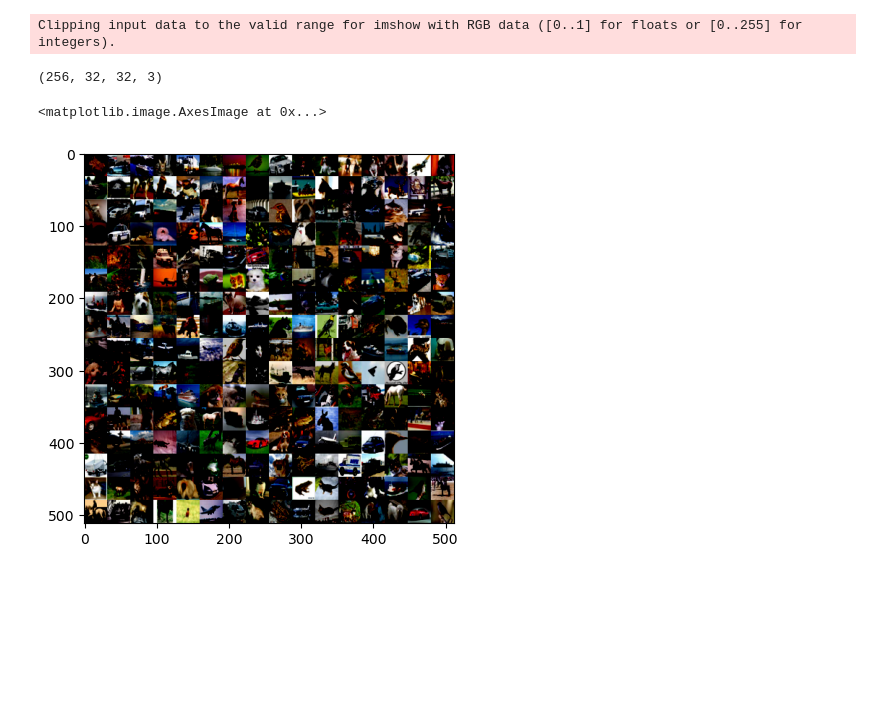
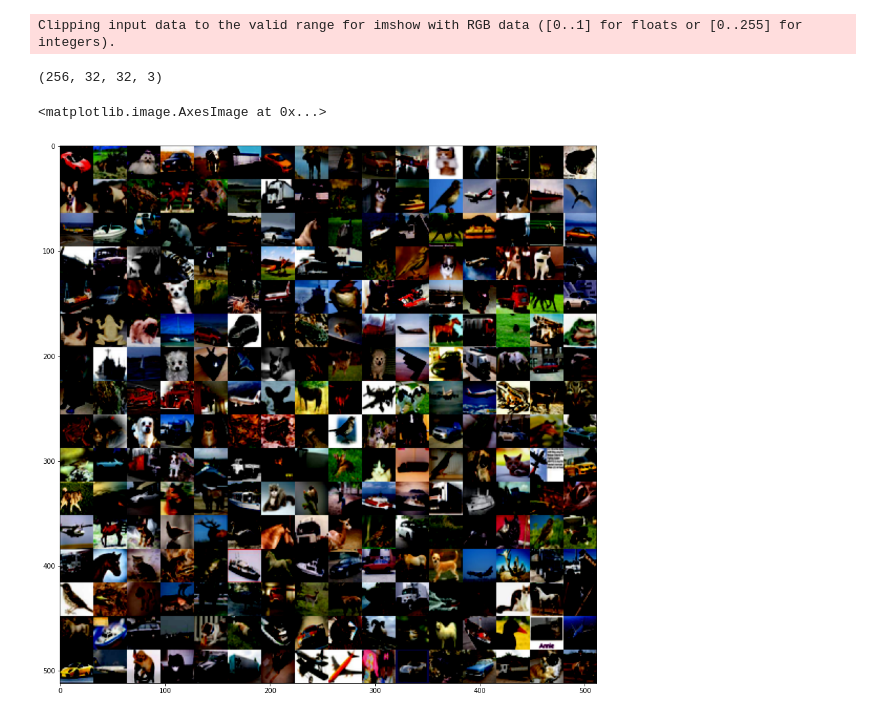
Before and after one commit to vedantnilabh/GAN-Lab, a Jupyter notebook: main.ipynb, the cells around one changed output. Saved outputs shown, nothing was run; the diff lists cells and outputs as text; code cells hidden in the pictures; blank space fills up the shorter version.

```diff
--- a/main.ipynb
+++ b/main.ipynb
@@ -80,27 +81,30 @@ BATCH_SIZE = 256 # might try to use large batches (we will discuss why later whe
 (train_images, train_labels), (_, _) = tf.keras.datasets.cifar10.load_data()
 train_images = train_images.reshape(train_images.shape[0], 32, 32, 3).astype('float32')
 train_images = (train_images - 127.5) / 127.5  # Normalize the images to [-1, 1]
+train_labels = tf.keras.utils.to_categorical(train_labels, 10)
 
 BUFFER_SIZE = 60000
 
-train_dataset = tf.data.Dataset.from_tensor_slices(train_images).shuffle(BUFFER_SIZE).batch(BATCH_SIZE)
+train_dataset = tf.data.Dataset.from_tensor_slices((train_images, train_labels)).shuffle(BUFFER_SIZE).batch(BATCH_SIZE)
 # %%
 # get some random training images
 iters = 0
 for tmp in train_dataset:
     iters += 1
 
     if iters >= 1:
         break
 
 tmp = tmp.numpy()
 print(tmp.shape)
 
 
 grid = make_grid(tmp)
+# make figure large:
+plt.figure(figsize=(15,15))
 plt.imshow(grid)
 # %% [output]
 Clipping input data to the valid range for imshow with RGB data ([0..1] for floats or [0..255] for integers).
 (256, 32, 32, 3)
 <matplotlib.image.AxesImage at 0x...>
-[figure, old version]
+[figure, new version]
```
Also changed, not shown: parts of 14 cells of this notebook, 1 other file.
